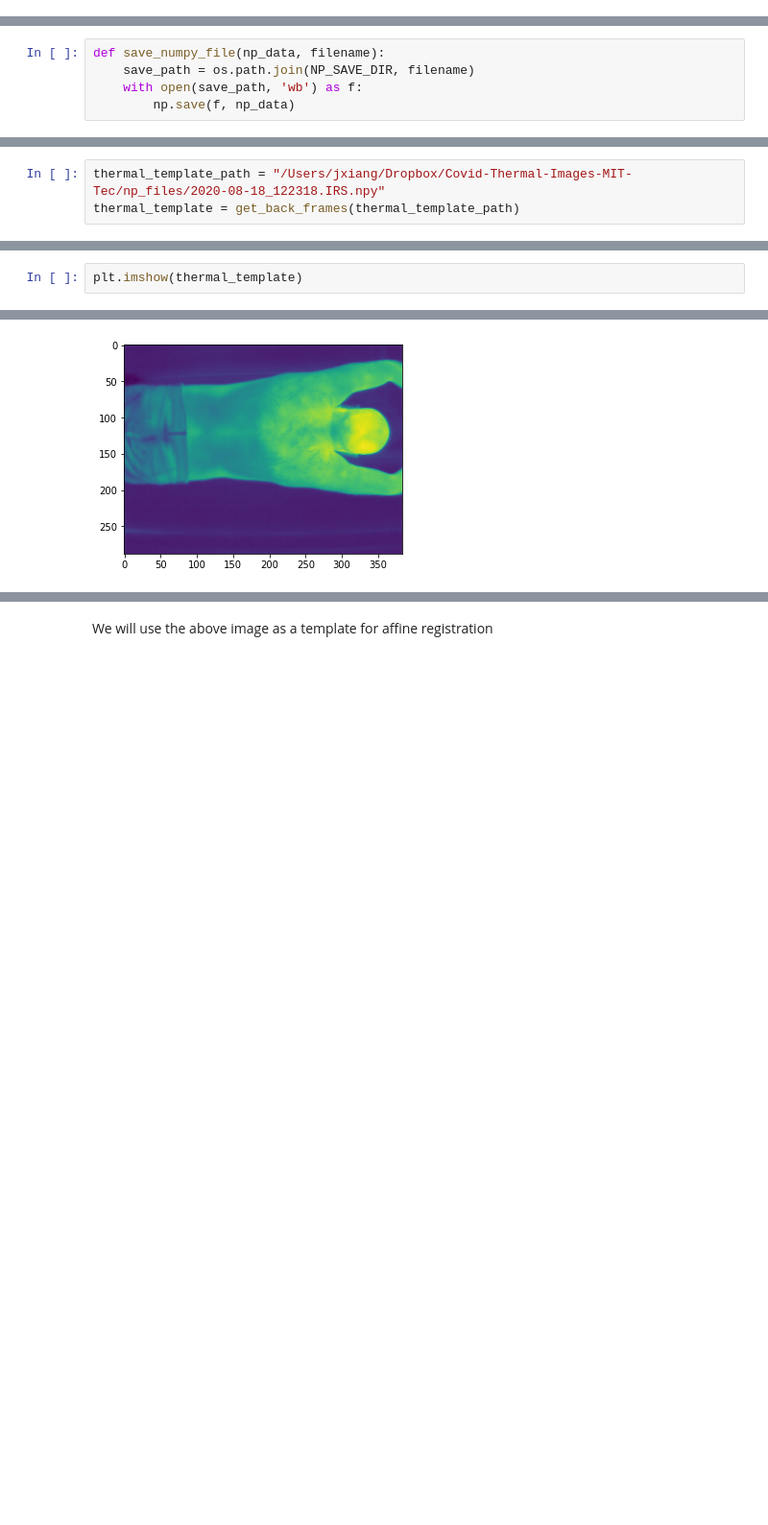
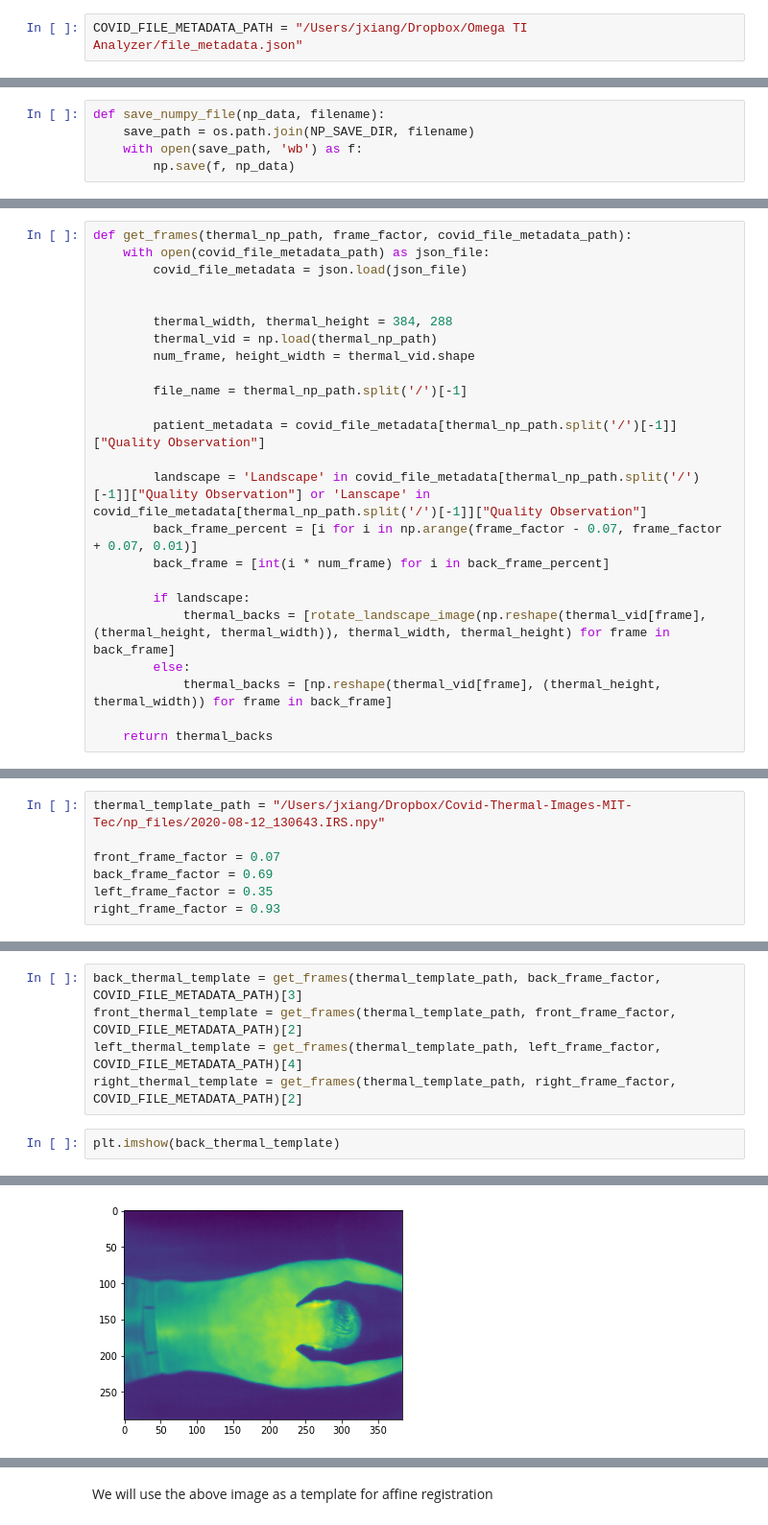
Before and after one commit to jxiang1997/covid_pre_process, a Jupyter notebook: scripts/pre_process.ipynb, the cells around one changed output, grey strips where cells are left out. Shown at 96% size. Saved outputs shown, nothing was run; the diff lists cells and outputs as text; blank space fills up the shorter version.

```diff
--- a/scripts/pre_process.ipynb
+++ b/scripts/pre_process.ipynb
@@ -11,6 +14,8 @@ import os
 # %%
 NP_SAVE_DIR = "/Users/jxiang/Dropbox/Covid-Thermal-Images-MIT-Tec/back_image_np_files"
 THERMAL_VID_FILES_DIR = "/Users/jxiang/Dropbox/Covid-Thermal-Images-MIT-Tec/np_files"
+# %%
+COVID_FILE_METADATA_PATH = "/Users/jxiang/Dropbox/Omega TI Analyzer/file_metadata.json"
 # %% [markdown]
 ## Save Numpy Functionality
 # %%
@@ -32,0 +37,24 @@ def get_back_frames(thermal_np_path):
+# %%
+def get_frames(thermal_np_path, frame_factor, covid_file_metadata_path):
+    with open(covid_file_metadata_path) as json_file:
+        covid_file_metadata = json.load(json_file)
+
+
+        thermal_width, thermal_height = 384, 288
+        thermal_vid = np.load(thermal_np_path)
+        num_frame, height_width = thermal_vid.shape
+
+        file_name = thermal_np_path.split('/')[-1]
+
+        patient_metadata = covid_file_metadata[thermal_np_path.split('/')[-1]]["Quality Observation"]
+
+        landscape = 'Landscape' in covid_file_metadata[thermal_np_path.split('/')[-1]]["Quality Observation"] or 'Lanscape' in covid_file_metadata[thermal_np_path.split('/')[-1]]["Quality Observation"]
+        back_frame_percent = [i for i in np.arange(frame_factor - 0.07, frame_factor + 0.07, 0.01)]
+        back_frame = [int(i * num_frame) for i in back_frame_percent]
+
+        if landscape:
+            thermal_backs = [rotate_landscape_image(np.reshape(thermal_vid[frame], (thermal_height, thermal_width)), thermal_width, thermal_height) for frame in back_frame]
+        else:
+            thermal_backs = [np.reshape(thermal_vid[frame], (thermal_height, thermal_width)) for frame in back_frame]
+
+    return thermal_backs
@@ -35,3 +67,7 @@ We will designate one thermal image as our template and align other thermal imag
 # %%
-thermal_template_path = "/Users/jxiang/Dropbox/Covid-Thermal-Images-MIT-Tec/np_files/2020-08-18_122318.IRS.npy"
-thermal_template = get_back_frames(thermal_template_path)
+thermal_template_path = "/Users/jxiang/Dropbox/Covid-Thermal-Images-MIT-Tec/np_files/2020-08-12_130643.IRS.npy"
+
+front_frame_factor = 0.07
+back_frame_factor = 0.69
+left_frame_factor = 0.35
+right_frame_factor = 0.93
@@ -38,5 +78,10 @@ thermal_template = get_back_frames(thermal_template_path)
+# %%
+back_thermal_template = get_frames(thermal_template_path, back_frame_factor, COVID_FILE_METADATA_PATH)[3]
+front_thermal_template = get_frames(thermal_template_path, front_frame_factor, COVID_FILE_METADATA_PATH)[2]
+left_thermal_template = get_frames(thermal_template_path, left_frame_factor, COVID_FILE_METADATA_PATH)[4]
+right_thermal_template = get_frames(thermal_template_path, right_frame_factor, COVID_FILE_METADATA_PATH)[2]
 # %%
-plt.imshow(thermal_template)
+plt.imshow(back_thermal_template)
 # %% [output]
 <matplotlib.image.AxesImage at 0x...>
-[figure, old version]
+[figure, new version]
```
Also changed, not shown: parts of 33 cells of this notebook, 2 other files.
